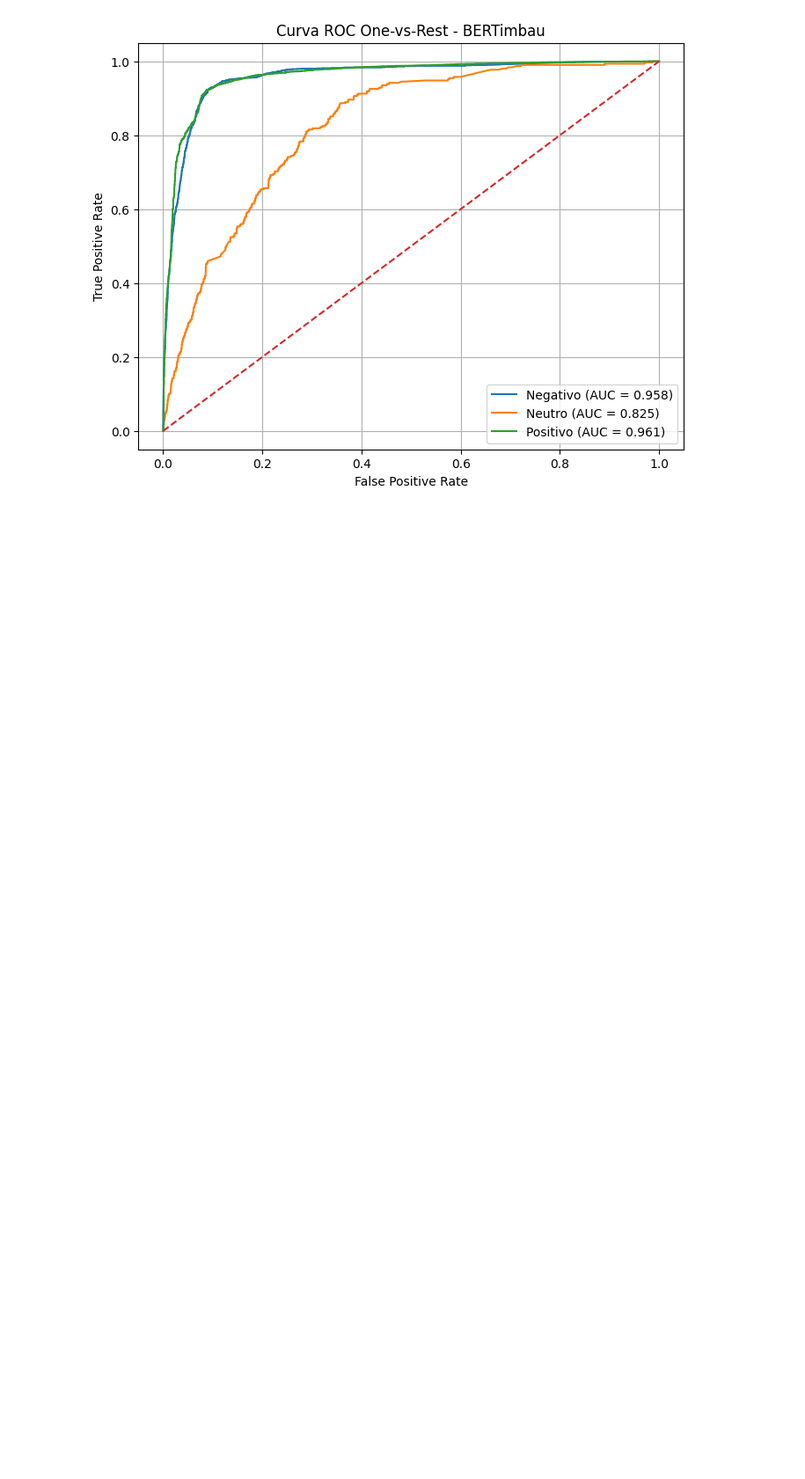
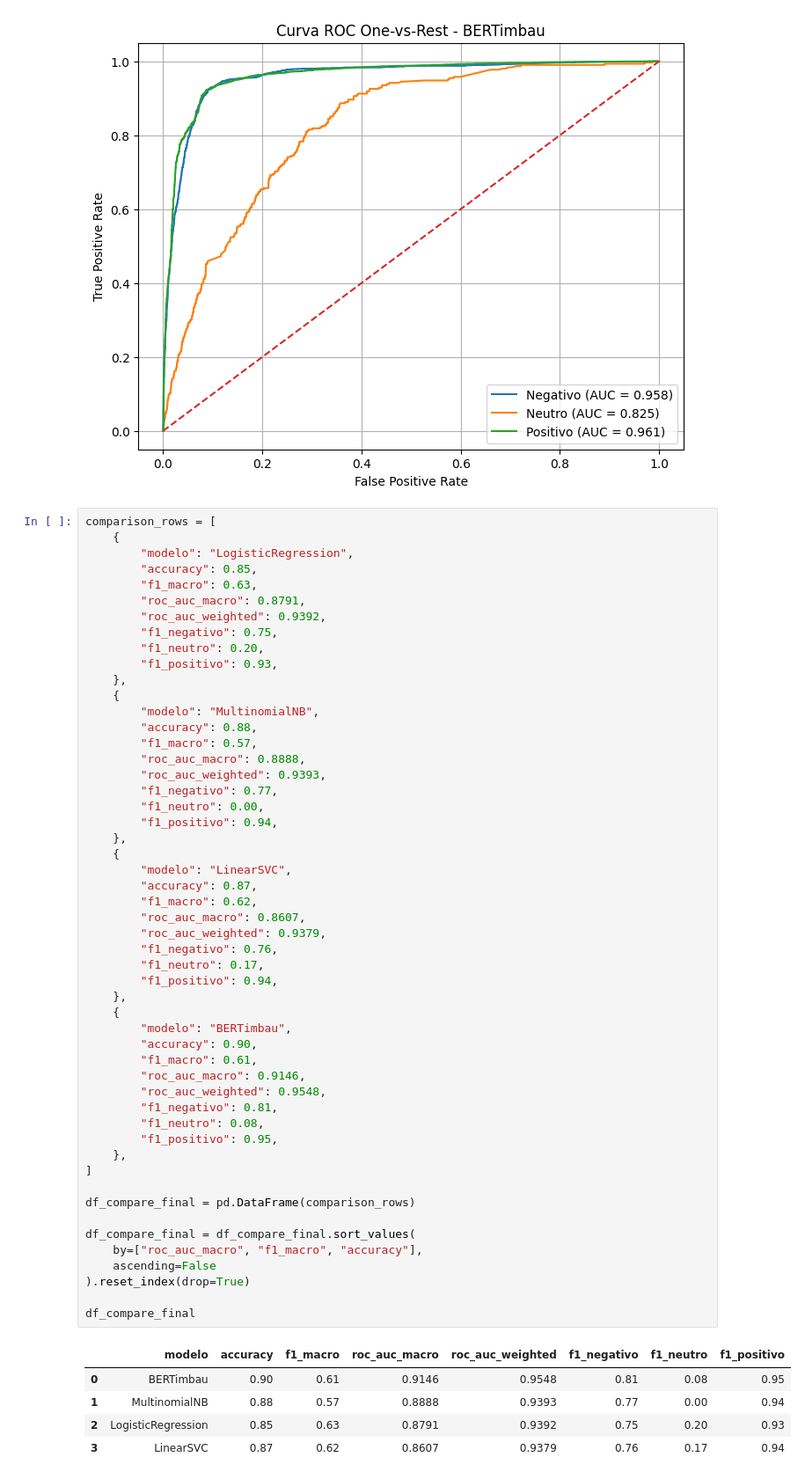
Before and after one commit to qLucca/analise_sentimentos, a Jupyter notebook: notebooks/03_model_test_bert.ipynb, the cells around one changed output. Shown at 88% size. Cells and saved outputs as stored; diff of their text form; blank space fills up the shorter version.

```diff
--- a/notebooks/model_test_bert.ipynb
+++ b/notebooks/03_model_test_bert.ipynb
@@ -455,3 +455,61 @@ plt.grid(True)
 plt.show()
 # %% [output]
 [figure]
+# %%
+comparison_rows = [
+    {
+        "modelo": "LogisticRegression",
+        "accuracy": 0.85,
+        "f1_macro": 0.63,
+        "roc_auc_macro": 0.8791,
+        "roc_auc_weighted": 0.9392,
+        "f1_negativo": 0.75,
+        "f1_neutro": 0.20,
+        "f1_positivo": 0.93,
+    },
+    {
+        "modelo": "MultinomialNB",
+        "accuracy": 0.88,
+        "f1_macro": 0.57,
+        "roc_auc_macro": 0.8888,
+        "roc_auc_weighted": 0.9393,
+        "f1_negativo": 0.77,
+        "f1_neutro": 0.00,
+        "f1_positivo": 0.94,
+    },
+    {
+        "modelo": "LinearSVC",
+        "accuracy": 0.87,
+        "f1_macro": 0.62,
+        "roc_auc_macro": 0.8607,
+        "roc_auc_weighted": 0.9379,
+        "f1_negativo": 0.76,
+        "f1_neutro": 0.17,
+        "f1_positivo": 0.94,
+    },
+    {
+        "modelo": "BERTimbau",
+        "accuracy": 0.90,
+        "f1_macro": 0.61,
+        "roc_auc_macro": 0.9146,
+        "roc_auc_weighted": 0.9548,
+        "f1_negativo": 0.81,
+        "f1_neutro": 0.08,
+        "f1_positivo": 0.95,
+    },
+]
+
+df_compare_final = pd.DataFrame(comparison_rows)
+
+df_compare_final = df_compare_final.sort_values(
+    by=["roc_auc_macro", "f1_macro", "accuracy"],
+    ascending=False
+).reset_index(drop=True)
+
+df_compare_final
+# %% [output]
+|  | modelo | accuracy | f1_macro | roc_auc_macro | roc_auc_weighted | f1_negativo | f1_neutro | f1_positivo |
+| 0 | BERTimbau | 0.90 | 0.61 | 0.9146 | 0.9548 | 0.81 | 0.08 | 0.95 |
+| 1 | MultinomialNB | 0.88 | 0.57 | 0.8888 | 0.9393 | 0.77 | 0.00 | 0.94 |
+| 2 | LogisticRegression | 0.85 | 0.63 | 0.8791 | 0.9392 | 0.75 | 0.20 | 0.93 |
+| 3 | LinearSVC | 0.87 | 0.62 | 0.8607 | 0.9379 | 0.76 | 0.17 | 0.94 |
```
Also changed, not shown: parts of 2 cells of this notebook, 5 other files.
